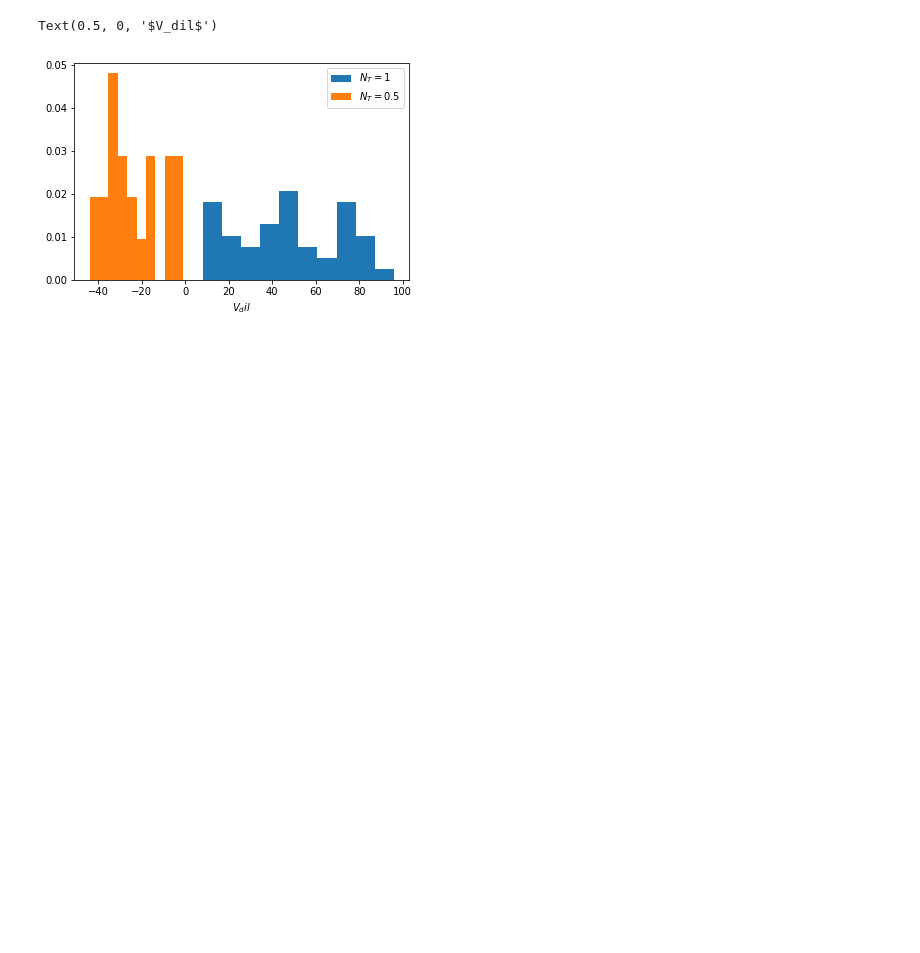
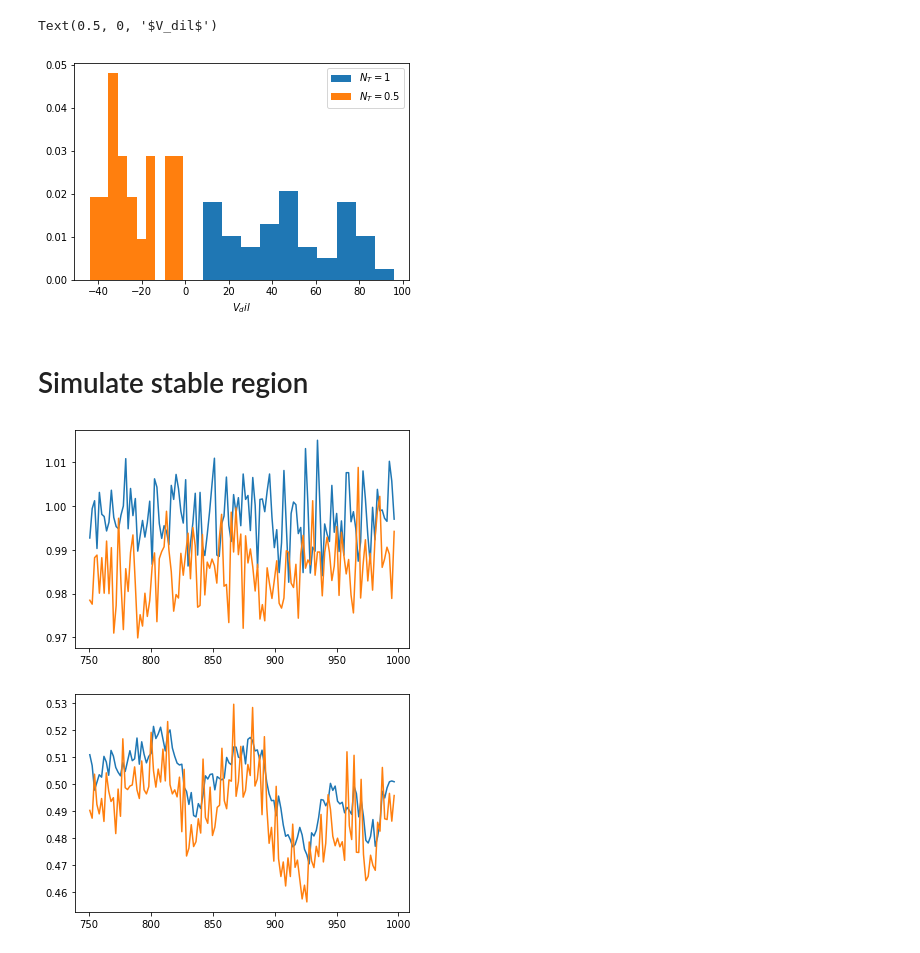
Before and after one commit to mvcortez/Differentiation, a Jupyter notebook: Turbidostat/logistic_turbidostat.ipynb, the cells around one changed output. Cells and saved outputs as stored; diff of their text form; code cells hidden in the pictures; blank space fills up the shorter version.

```diff
--- a/Turbidostat/logistic_turbidostat.ipynb
+++ b/Turbidostat/logistic_turbidostat.ipynb
@@ -1214,0 +1207,2 @@ np.random.exponential(5)
+# %% [markdown]
+# Simulate stable region
@@ -1215 +1217,40 @@ np.random.exponential(5)
+# %%
+def sim_discrete(t,z,g,K,q0):
+    A=1./(1+(1./q0)*np.exp(-g*t))
+    B=g*(1-z/K)*z
+    return A*B
+
+def clean_data_stable(x_data,dil,T0,Tf,col):
+    x_clean=np.delete(x_data,np.where(x_data[:,1]<0),axis=0)
+    start_index = np.min(np.where(x_clean[:,col]/60.0>T0))
+    fin_index = np.max(np.where(x_clean[:,col]/60.0<Tf))
+    x = x_clean[start_index:fin_index,1:]
+    t = x_clean[start_index:fin_index,0]/60.0
+    d = dil[start_index:fin_index]
+    return x,t,d
+# %%
+t_col=0
+T0 = 750
+Tf = 1000
+dil1 =pd.read_csv("dilution_N1.csv").values
+dil2 =pd.read_csv("dilution_N05.csv").values
+#x1_data=pd.read_csv("sN1.csv").values
+#x1,t1,d1 = clean_data_stable(x1_data,dil1,T0,Tf,t_col)
+#x2_data=pd.read_csv("sN05.csv").values
+#x2,t2,d2 = clean_data_stable(x2_data,dil2,T0,Tf,t_col)
+
+
+x1_data=pd.read_csv("NT10.csv").values
+x1,t1,d1 = clean_data_stable(x1_data,dil1,T0,Tf,t_col)
+x2_data=pd.read_csv("NT05.csv").values
+x2,t2,d2 = clean_data_stable(x2_data,dil2,T0,Tf,t_col)
+# %%
+plt.plot(t1,x1)
+plt.show()
+
+plt.plot(t2,x2)
+plt.show()
+# %% [output]
+[figure, added]
+[figure, added]
 # %%
```
Also changed, not shown: parts of 13 cells of this notebook.
